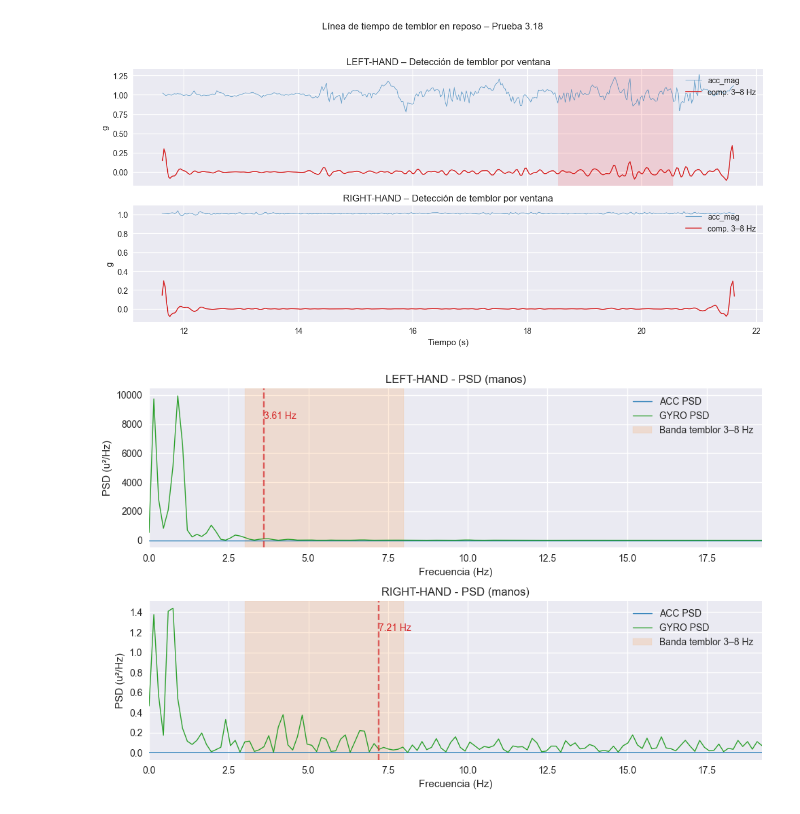
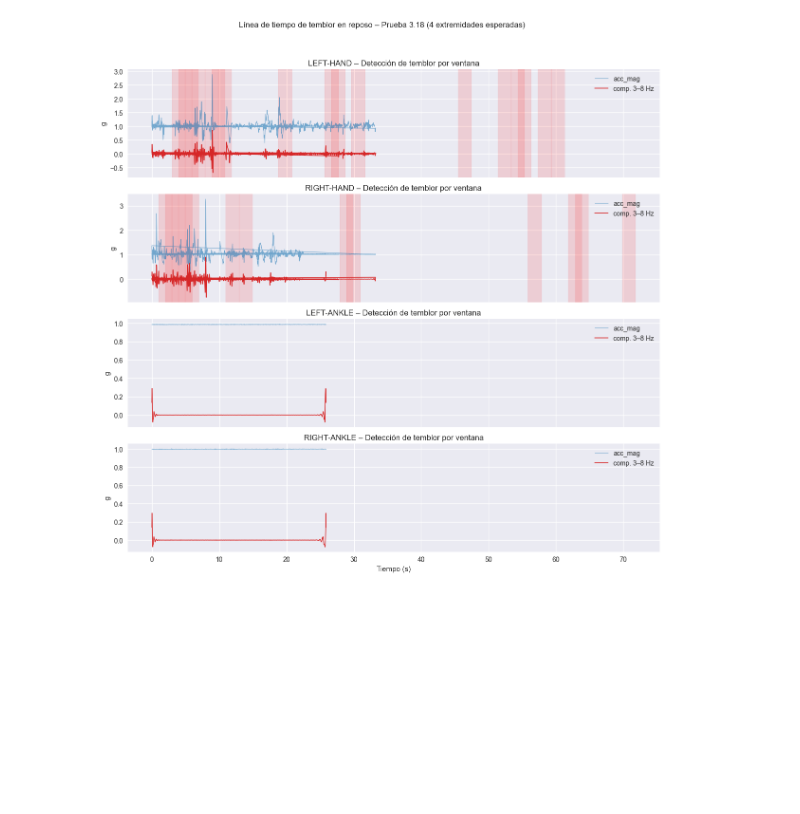
Before and after one commit to rojas435/PDG-POSTURAL-STABILITY, a Jupyter notebook: Analisis Control/imu-3.18-Control.ipynb, the cells around one changed output. Saved outputs shown, nothing was run; the diff lists cells and outputs as text; code cells hidden in the pictures; blank space fills up the shorter version.

```diff
--- a/Analisis Control/imu-3.18-Control.ipynb
+++ b/Analisis Control/imu-3.18-Control.ipynb
@@ -355,93 +810,65 @@ display(persist_df.round(4))
 # %%
-# Línea de tiempo de detección de temblor por ventana
-if _USE_MPL and hand_devices:
-    fig, axes = plt.subplots(nrows=len(hand_devices), ncols=1, figsize=(12, 3*len(hand_devices)), sharex=True)
-    if len(hand_devices) == 1:
+# Línea de tiempo de detección de temblor por ventana (extremidades esperadas)
+if _USE_MPL and analysis_devices:
+    fig, axes = plt.subplots(nrows=len(analysis_devices), ncols=1, figsize=(12, 3 * len(analysis_devices)), sharex=True)
+    if len(analysis_devices) == 1:
         axes = [axes]
 
-    for ax, dev in zip(axes, hand_devices):
+    for ax, dev in zip(axes, analysis_devices):
         sub = df_win[df_win['deviceId'] == dev]
         if sub.empty:
+            ax.set_title(f'{dev} – Sin datos en este dataset')
+            ax.text(0.5, 0.5, 'IMU faltante', transform=ax.transAxes, ha='center', va='center', color='gray')
+            ax.set_ylabel('g')
             continue
+
         fs = fs_map.get(dev, float('nan'))
         if not np.isfinite(fs) or fs <= 0:
+            ax.set_title(f'{dev} – Frecuencia de muestreo inválida')
+            ax.text(0.5, 0.5, 'No analizable', transform=ax.transAxes, ha='center', va='center', color='gray')
+            ax.set_ylabel('g')
             continue
+
         t = sub['t'].to_numpy()
         acc = sub['acc_mag'].to_numpy()
         acc_trem = simple_bandpass(acc, fs, 3, 8)
 
         ax.plot(t, acc, color='#1f77b4', lw=0.8, alpha=0.6, label='acc_mag')
         ax.plot(t, acc_trem, color='#d62728', lw=1.2, label='comp. 3–8 Hz')
 
-        # Sombrear ventanas con temblor
+        # Sombrear ventanas con temblor detectado (criterio validado en acc)
         win_sec = 2.0
         overlap = 0.5
         win_samp = int(fs * win_sec)
         step_samp = int(win_samp * (1 - overlap))
         idx = 0
         t_start_sig = float(t[0])
+
         while idx + win_samp <= len(acc):
-            chunk = acc[idx:idx+win_samp] - np.mean(acc[idx:idx+win_samp])
-            fq, Pxx = welch_psd(chunk, fs=fs, nperseg=min(512, max(64, win_samp//2)))
-            bm = (fq>=3)&(fq<=8)
-            am = (fq>=0.5)&(fq<=15)
+            chunk = acc[idx:idx + win_samp] - np.mean(acc[idx:idx + win_samp])
+            fq, Pxx = welch_psd(chunk, fs=fs, nperseg=min(512, max(64, win_samp // 2)))
+            bm = (fq >= 3) & (fq <= 8)
+            am = (fq >= 0.5) & (fq <= 15)
             bp2 = trapz_power(fq[bm], Pxx[bm])
             tp2 = trapz_power(fq[am], Pxx[am])
-            r2 = bp2/tp2 if tp2>0 else 0
+            r2 = bp2 / tp2 if tp2 > 0 else 0.0
             y2 = simple_bandpass(chunk, fs, 3, 8)
-            rms2 = float(np.sqrt(np.mean(y2**2)))
+            rms2 = float(np.sqrt(np.mean(y2**2))) if y2.size else 0.0
             if r2 >= 0.3 and rms2 >= 0.02:
                 t0 = t_start_sig + idx / fs
                 t1 = t0 + win_sec
                 ax.axvspan(t0, t1, color='red', alpha=0.12)
             idx += step_samp
 
         ax.set_title(f'{dev} – Detección de temblor por ventana')
         ax.set_ylabel('g')
         ax.legend(loc='upper right')
+
     axes[-1].set_xlabel('Tiempo (s)')
-    fig.suptitle('Línea de tiempo de temblor en reposo – Prueba 3.18')
-    fig.tight_layout(rect=[0,0,1,0.95])
+    fig.suptitle('Línea de tiempo de temblor en reposo – Prueba 3.18 (4 extremidades esperadas)')
+    fig.tight_layout(rect=[0, 0, 1, 0.95])
     plt.show()
 else:
-    print('No hay backend matplotlib o no se encontraron dispositivos de mano.')
+    print('No hay backend matplotlib o no se definieron IMUs de extremidades.')
 # %% [output]
-[figure, old version]
+[figure, new version]
-# %%
-# PSD de manos con banda 3–8 Hz
-if _USE_MPL and hand_devices:
-    n = len(hand_devices)
-    fig, axes = plt.subplots(nrows=n, ncols=1, figsize=(10, 3.2*n), sharex=False)
-    axes = np.atleast_1d(axes).ravel()
-    for i, dev in enumerate(hand_devices):
-        sub = df_win[df_win['deviceId']==dev]
-        fs = fs_map.get(dev, float('nan'))
-        acc = sub['acc_mag'].to_numpy() - np.mean(sub['acc_mag'].to_numpy())
-        gyro = sub['gyro_mag'].to_numpy() - np.mean(sub['gyro_mag'].to_numpy())
-        f_acc, P_acc = welch_psd(acc, fs=fs, nperseg=min(2048, max(256, len(acc)//2)))
-        f_gyro, P_gyro = welch_psd(gyro, fs=fs, nperseg=min(2048, max(256, len(gyro)//2)))
-        ax = axes[i]
-        ax.plot(f_acc, P_acc, color='#1f77b4', lw=1, label='ACC PSD')
-        ax.plot(f_gyro, P_gyro, color='#2ca02c', lw=1, label='GYRO PSD')
-        ax.axvspan(3.0, 8.0, color='#ff7f0e', alpha=0.15, label='Banda temblor 3–8 Hz')
-        det = [r for r in persist_results if r.device==dev and r.persistence_score > 0]
-        if det:
-            # Marcar pico de PSD en banda de temblor
-            bmask = (f_acc >= 3) & (f_acc <= 8)
-            if np.any(bmask) and P_acc[bmask].size > 0:
-                pk_idx = np.argmax(P_acc[bmask])
-                pk_f = f_acc[bmask][pk_idx]
-                ax.axvline(pk_f, color='#d62728', linestyle='--', alpha=0.7)
-                ymax = ax.get_ylim()[1] if ax.get_ylim()[1] > 0 else 1.0
-                ax.text(pk_f, ymax*0.8, f"{pk_f:.2f} Hz", color='#d62728')
-        ax.set_xlim(0, min(20, (fs or 20)/2))
-        ax.set_xlabel('Frecuencia (Hz)')
-        ax.set_ylabel('PSD (u²/Hz)')
-        ax.set_title(f'{dev} - PSD (manos)')
-        ax.legend(loc='upper right')
-    fig.tight_layout()
-    plt.show()
-else:
-    print('No hay backend matplotlib o no se encontraron dispositivos de mano.')
-# %% [output]
-[figure, removed]
```
Also changed, not shown: parts of 11 cells of this notebook, 4 other files.
